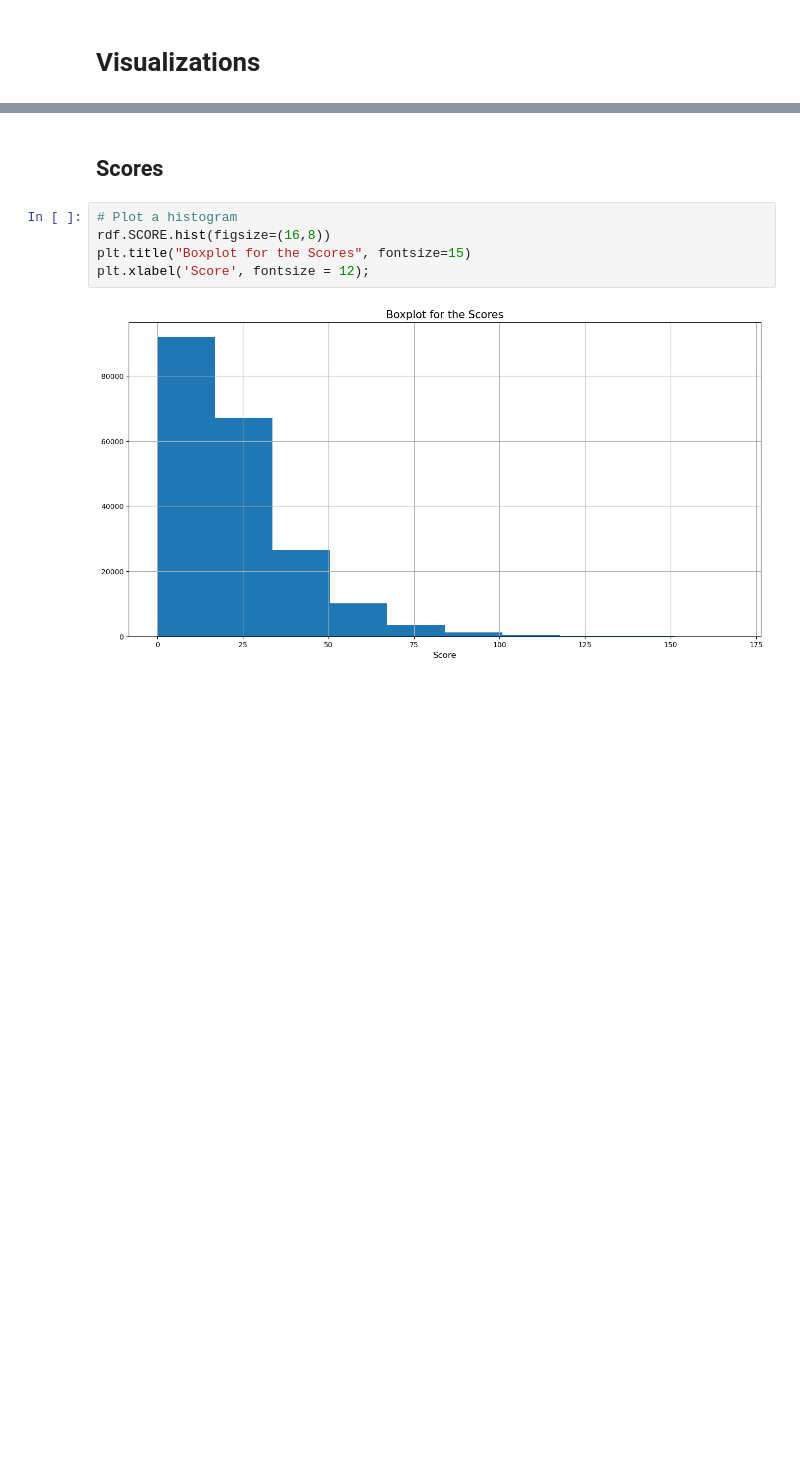
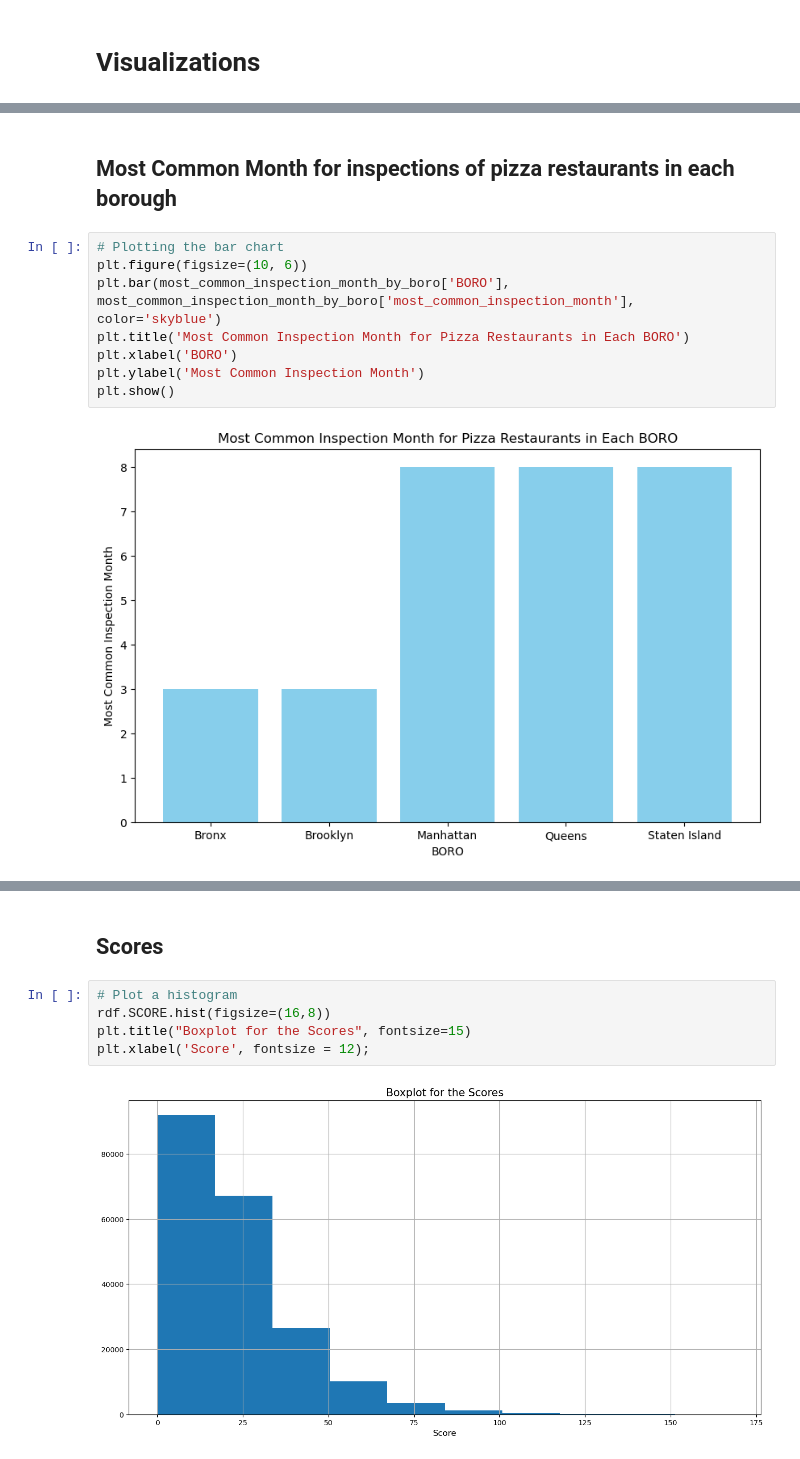
Before and after one commit to JoeBwonKenobi/NYCRestarauntInspections, a Jupyter notebook: NYC Restaurant Inspections Visualizations.ipynb, the cells around one changed output, grey strips where cells are left out. Saved outputs shown, nothing was run; the diff lists cells and outputs as text; blank space fills up the shorter version.

```diff
--- a/NYC Restaurant Inspections Visualizations.ipynb
+++ b/NYC Restaurant Inspections Visualizations.ipynb
@@ -259,0 +392,12 @@ None
+# %% [markdown]
+## **Most Common Month for inspections of pizza restaurants in each borough**
+# %%
+# Plotting the bar chart
+plt.figure(figsize=(10, 6))
+plt.bar(most_common_inspection_month_by_boro['BORO'], most_common_inspection_month_by_boro['most_common_inspection_month'], color='skyblue')
+plt.title('Most Common Inspection Month for Pizza Restaurants in Each BORO')
+plt.xlabel('BORO')
+plt.ylabel('Most Common Inspection Month')
+plt.show()
+# %% [output]
+[figure, added]
```
Also changed, not shown: parts of 26 cells of this notebook, 1 other file.
